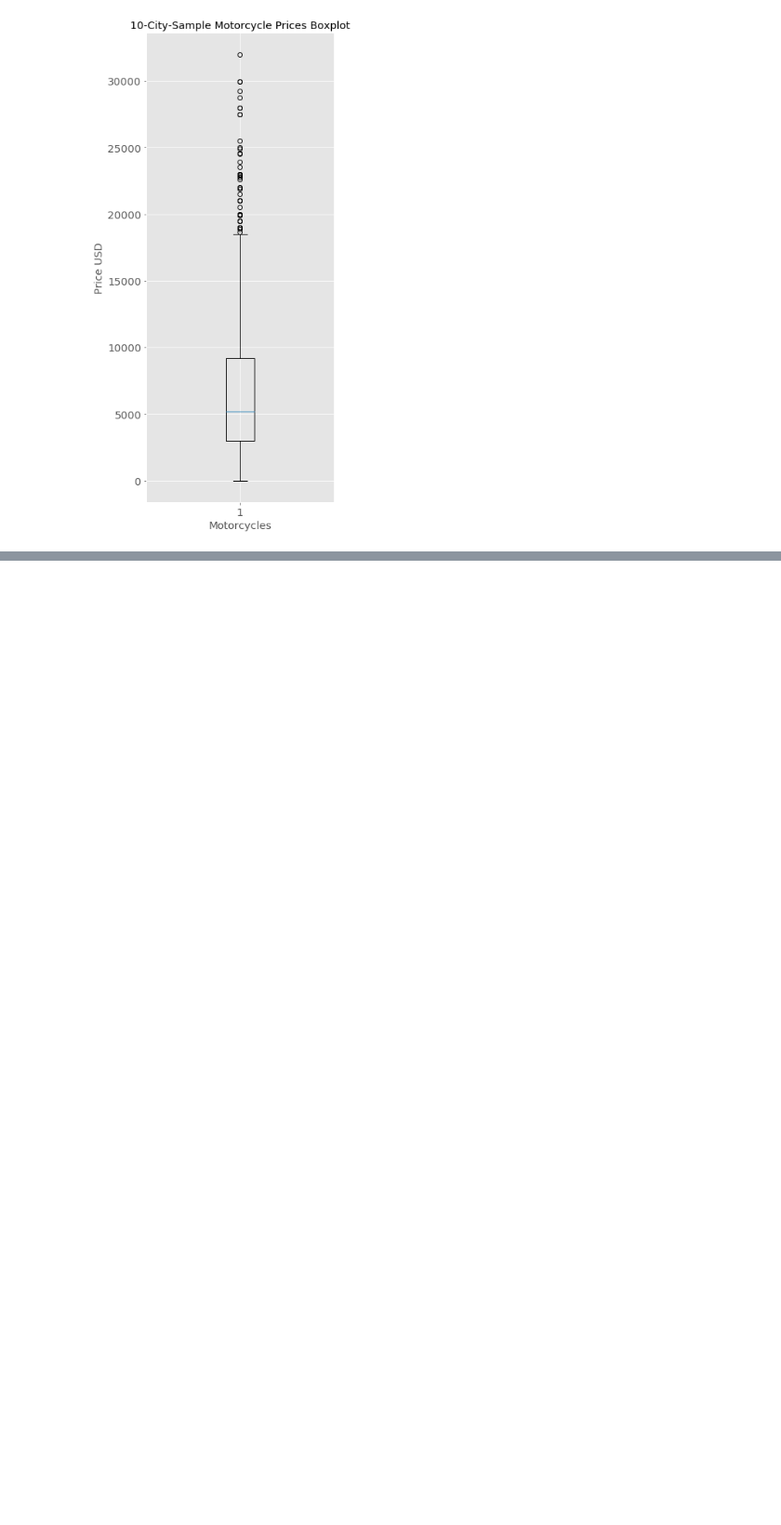
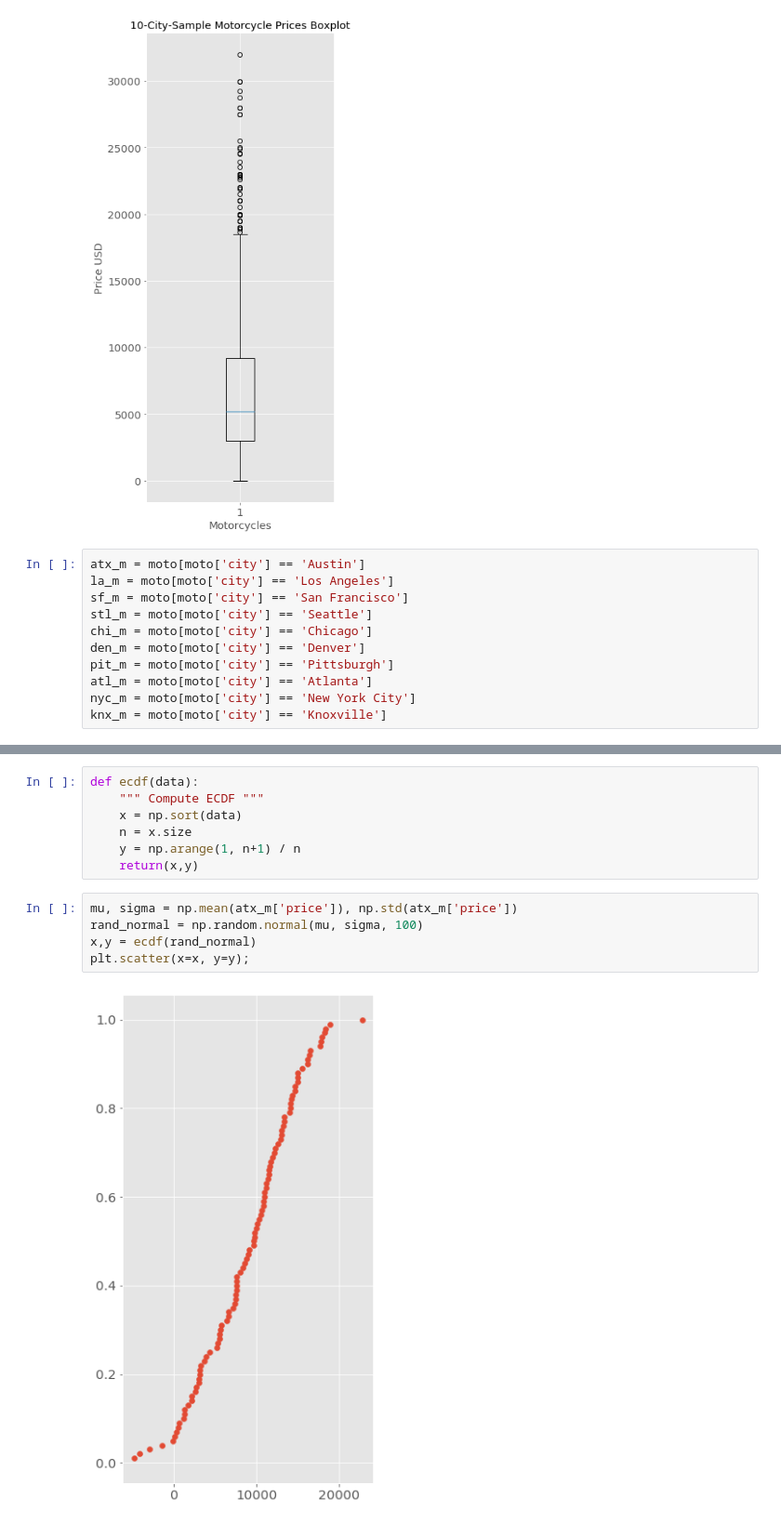
Before and after one commit to GrilledJeez/Testing-for-Difference-in-Craigslist-Markets, a Jupyter notebook: craigslist_scraper.ipynb, the cells around one changed output, grey strips where cells are left out. Shown at 93% size. Drawn from its saved outputs; the diff is of its cells as text; blank space fills up the shorter version.

Commit message:
3.12 CDF plot, city variables coded

```diff
--- a/craigslist_scraper.ipynb
+++ b/craigslist_scraper.ipynb
@@ -1261,3 +1261,14 @@ max    32000.000000
 [figure]
 [figure]
 [figure]
+# %%
+atx_m = moto[moto['city'] == 'Austin']
+la_m = moto[moto['city'] == 'Los Angeles']
+sf_m = moto[moto['city'] == 'San Francisco']
+stl_m = moto[moto['city'] == 'Seattle']
+chi_m = moto[moto['city'] == 'Chicago']
+den_m = moto[moto['city'] == 'Denver']
+pit_m = moto[moto['city'] == 'Pittsburgh']
+atl_m = moto[moto['city'] == 'Atlanta']
+nyc_m = moto[moto['city'] == 'New York City']
+knx_m = moto[moto['city'] == 'Knoxville']
@@ -1263,0 +1295,14 @@ max    32000.000000
+# %%
+def ecdf(data):
+    """ Compute ECDF """
+    x = np.sort(data)
+    n = x.size
+    y = np.arange(1, n+1) / n
+    return(x,y)
+# %%
+mu, sigma = np.mean(atx_m['price']), np.std(atx_m['price'])
+rand_normal = np.random.normal(mu, sigma, 100)
+x,y = ecdf(rand_normal)
+plt.scatter(x=x, y=y);
+# %% [output]
+[figure, added]
```
Also changed, not shown: parts of 3 cells of this notebook.
